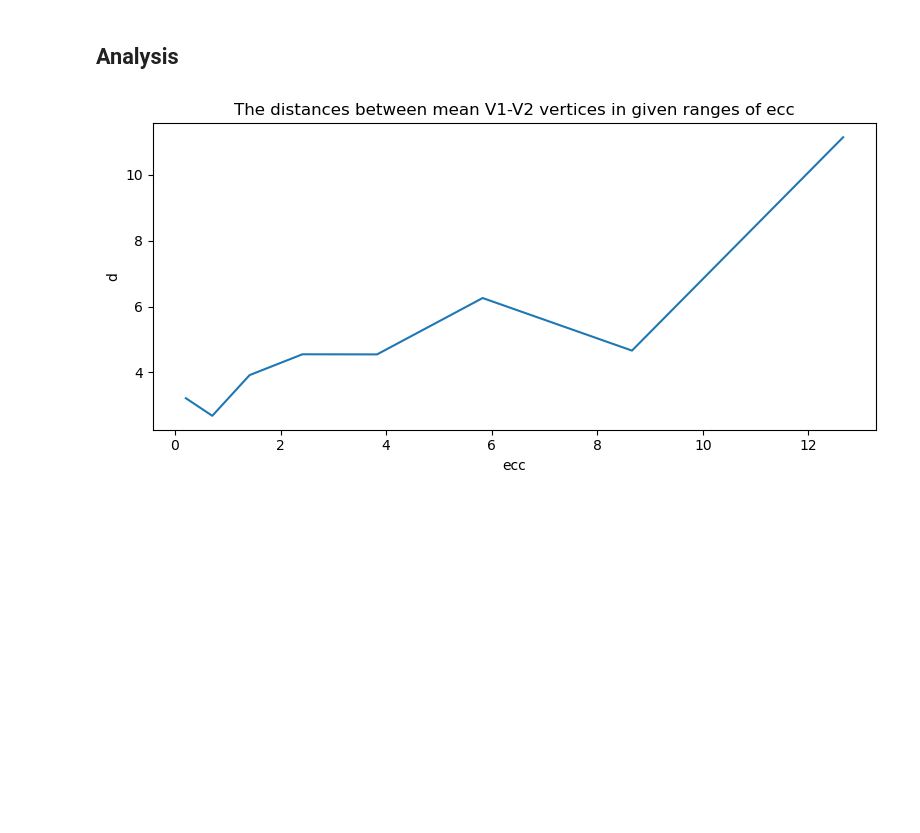
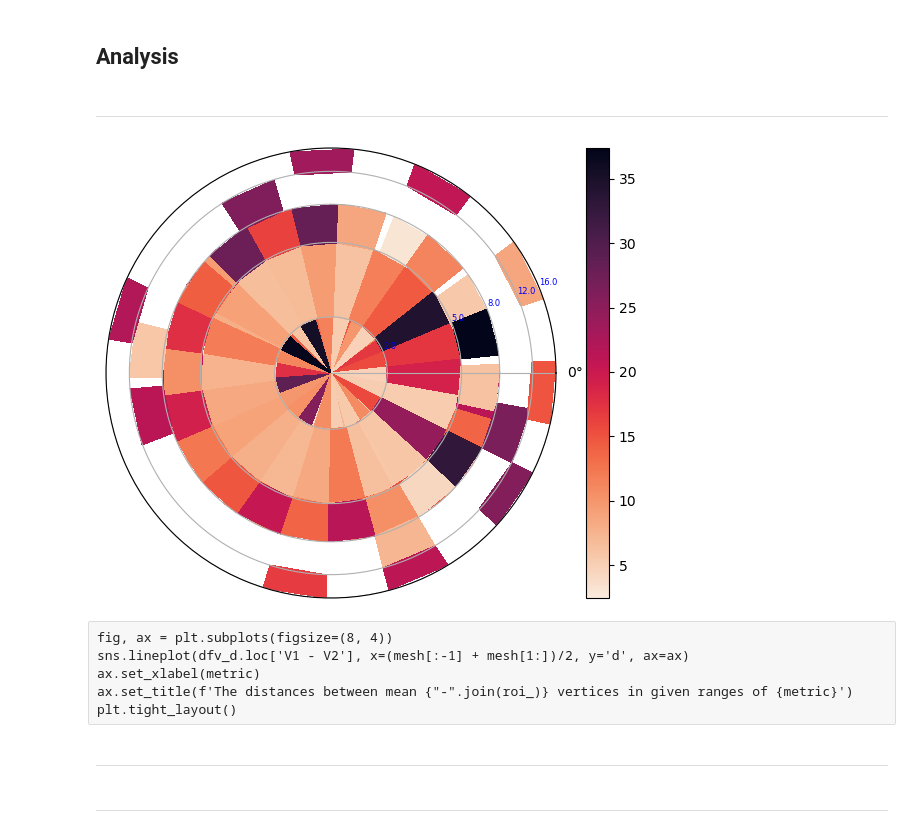
Before and after one commit to pulkitgoyal56/HCP-Playground, a Jupyter notebook: prfresults.ipynb, the cells around one changed output. Saved outputs shown, nothing was run; the diff lists cells and outputs as text; code cells hidden in the pictures; blank space fills up the shorter version.

```diff
--- a/prfresults.ipynb
+++ b/prfresults.ipynb
@@ -325,6 +352,3 @@ plt.scatter(*TSNE(n_components=2, init='pca', learning_rate='auto', perplexity=1
 # %% [markdown]
 ## Analysis
-# %%
-ang_mesh = np.linspace(0, 360, 61)
-ecc_mesh = np.logspace(0, 4, 9, base=2) - 1 # np.r_[0, np.logspace(1, np.log2(df[metric].max().round(-1)), 4, base=2)]
 # %%
@@ -344,8 +367,43 @@ dfv_par_metric = analyse(dfv_par, metric, mesh:=ecc_mesh)
-# %%
-fig, ax = plt.subplots(figsize=(8, 4))
-sns.lineplot(dfv_par_metric.loc['V1'], x=(mesh[:-1] + mesh[1:])/2, y='d', ax=ax)
-ax.set_xlabel(metric)
-ax.set_title(f'The distances between mean {"-".join(roi_)} vertices in given ranges of {metric}')
-plt.tight_layout()
-# %% [output]
-[figure, removed]
+# %%
+def l2(df_, roi_, shift_len=None):
+    shift_len = shift_len if shift_len is not None else len(df_.loc['V1'])
+    diff = lambda x: (x - x.shift(-shift_len)).add_prefix('d')
+
+    df_d = diff(df_) # [['dx', 'dy', 'dz']]
+
+    df_d['d'] = np.sqrt(np.sum(df_d.pow(2), axis=1))
+    # Improv.: https://stats.stackexchange.com/questions/7440/kl-divergence-between-two-univariate-gaussians
+
+    df_d['d'][df_d.isna().any(axis=1)] = np.nan
+
+    df_d = df_d.iloc[:-shift_len]
+    df_d.index = df_d.index.set_levels([f'{i} - {j}' for i, j in zip(roi_[:-1], roi_[1:])], level=0)
+
+    return df_d # [['dx', 'dy', 'dz'] + ['d']]
+# %%
+dfv_p = organise(dfv_)[['x', 'y', 'z']]
+dfv_d = l2(dfv_p, roi_)
+# %% [markdown]
+---
+# %%
+dfv_d = dfv_d.reset_index().pivot(columns='ang', index='ecc', values='d')
+# %%
+fig, ax = plt.subplots(subplot_kw={'projection': 'polar'})
+# sns.heatmap(dfv_d, cmap=sns.cm.rocket_r, ax=ax)
+pplot = ax.pcolormesh(ANG_MESH, np.r_[0, log(ECC_MESH[1:])], dfv_d.to_numpy(), cmap=sns.cm.rocket_r)
+# ax.set_thetagrids(ANG_MESH[:-1], [fr'${ANG_MESH[i]}^{{\circ}}$' if i%3 == 0 else None for i in range(len(ANG_MESH[:-1]))])
+ax.set_thetagrids([0])
+ax.set_rgrids(log(ECC_MESH[1:]), ECC_MESH[1:].round(1), color='b', fontsize=6)
+ax.grid()
+fig.colorbar(pplot, ax=ax)
+plt.tight_layout()
+# %% [output]
+[figure, added]
+# %% [raw]
+fig, ax = plt.subplots(figsize=(8, 4))
+sns.lineplot(dfv_d.loc['V1 - V2'], x=(mesh[:-1] + mesh[1:])/2, y='d', ax=ax)
+ax.set_xlabel(metric)
+ax.set_title(f'The distances between mean {"-".join(roi_)} vertices in given ranges of {metric}')
+plt.tight_layout()
+# %% [markdown]
+---
@@ -351,0 +413,2 @@ plt.tight_layout()
+# %% [markdown]
+---
```
Also changed, not shown: parts of 33 cells of this notebook.
